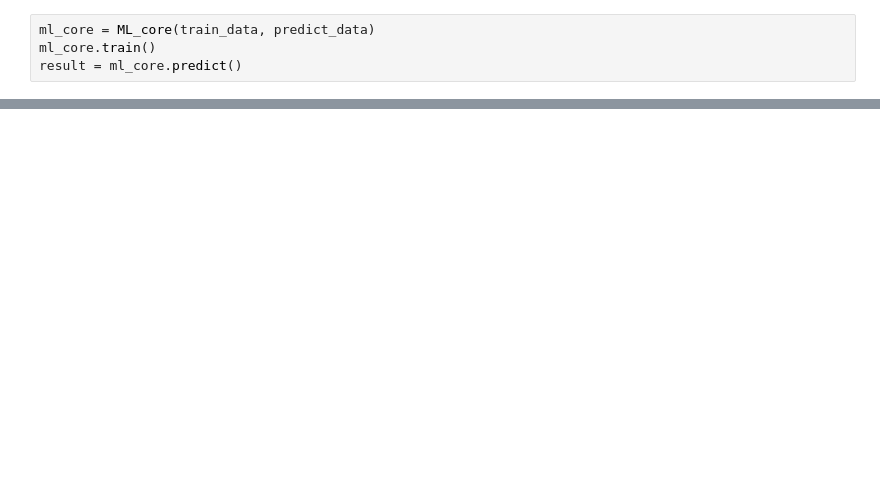
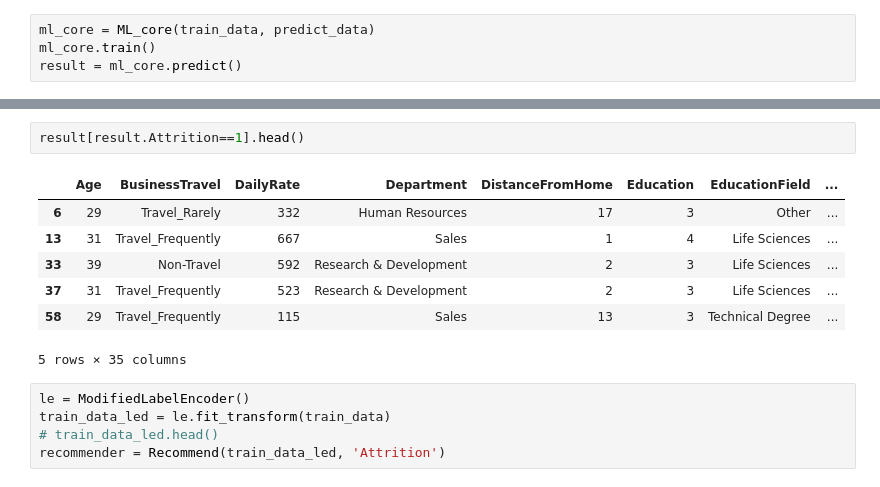
Before and after one commit to MahdiEsrafili/HR_Attrition_prediction, a Jupyter notebook: test.ipynb, the cells around one changed output, grey strips where cells are left out. Saved outputs shown, nothing was run; the diff lists cells and outputs as text; blank space fills up the shorter version.

```diff
--- a/test.ipynb
+++ b/test.ipynb
@@ -28,0 +44,15 @@ r.to_csv()
+# %%
+result[result.Attrition==1].head()
+# %% [output]
+|  | Age | BusinessTravel | DailyRate | Department | DistanceFromHome | Education | EducationField | ... |
+| 6 | 29 | Travel_Rarely | 332 | Human Resources | 17 | 3 | Other | ... |
+| 13 | 31 | Travel_Frequently | 667 | Sales | 1 | 4 | Life Sciences | ... |
+| 33 | 39 | Non-Travel | 592 | Research & Development | 2 | 3 | Life Sciences | ... |
+| 37 | 31 | Travel_Frequently | 523 | Research & Development | 2 | 3 | Life Sciences | ... |
+| 58 | 29 | Travel_Frequently | 115 | Sales | 13 | 3 | Technical Degree | ... |
+5 rows × 35 columns
+# %%
+le = ModifiedLabelEncoder()
+train_data_led = le.fit_transform(train_data)
+# train_data_led.head()
+recommender = Recommend(train_data_led, 'Attrition')
```
Also changed, not shown: parts of 16 cells of this notebook, 2 other files.
